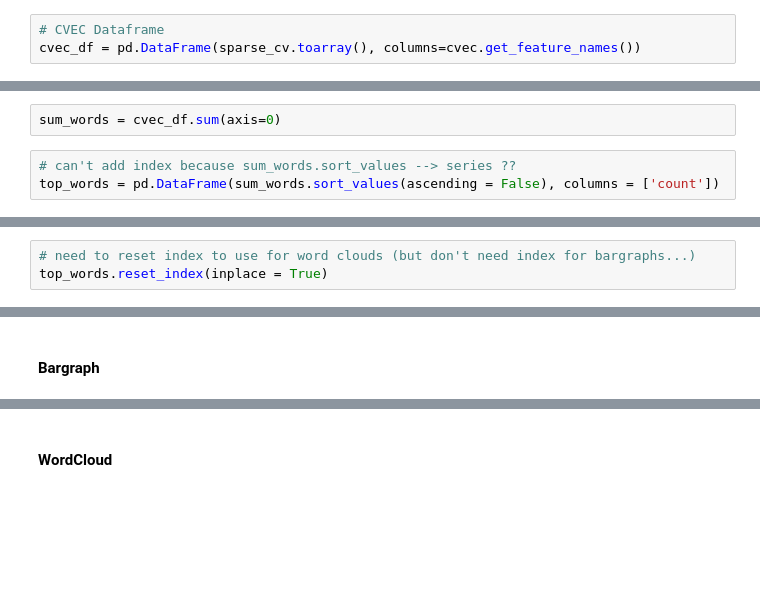
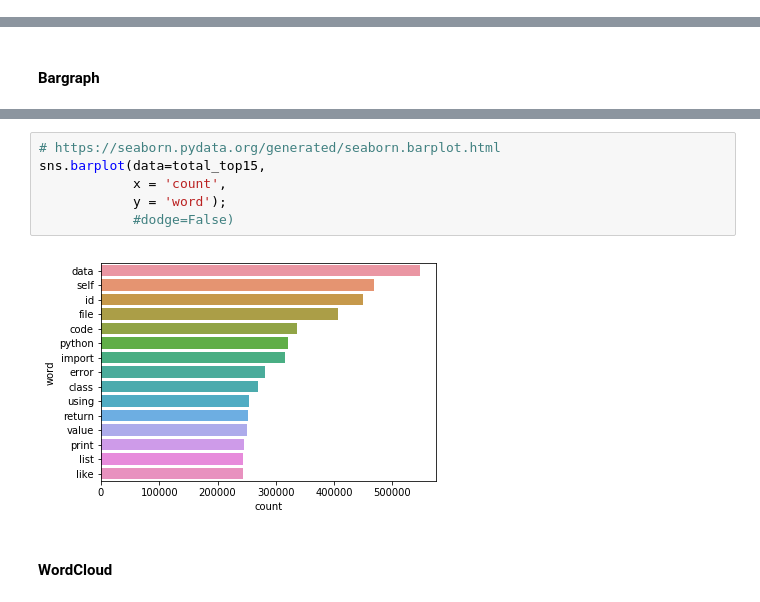
Before and after one commit to VPNA09/Stackoverflow-NLP, a Jupyter notebook: code/03 eda.ipynb, the cells around one changed output, grey strips where cells are left out. Drawn from its saved outputs; the diff is of its cells as text; blank space fills up the shorter version.

```diff
--- a/code/03 eda.ipynb
+++ b/code/03 eda.ipynb
@@ -142,3 +127,0 @@ sparse_cv = cvec.fit_transform(X)
-# %%
-# CVEC Dataframe
-cvec_df = pd.DataFrame(sparse_cv.toarray(), columns=cvec.get_feature_names())
@@ -155,5 +127,0 @@ cvec_df.head()
-# %%
-sum_words = cvec_df.sum(axis=0)
-# %%
-# can't add index because sum_words.sort_values --> series ??
-top_words = pd.DataFrame(sum_words.sort_values(ascending = False), columns = ['count'])
@@ -176,3 +127,0 @@ top_words
-# %%
-# need to reset index to use for word clouds (but don't need index for bargraphs...)
-top_words.reset_index(inplace = True)
@@ -420,3 +260,11 @@ total_top15 = total_frequency[0:15]
+# %%
+# https://seaborn.pydata.org/generated/seaborn.barplot.html
+sns.barplot(data=total_top15,
+            x = 'count',
+            y = 'word');
+            #dodge=False)
+# %% [output]
+[figure, added]
 # %% [markdown]
 #### WordCloud
 # %% [markdown]
```
Also changed, not shown: parts of 26 cells of this notebook, 2 other files.
